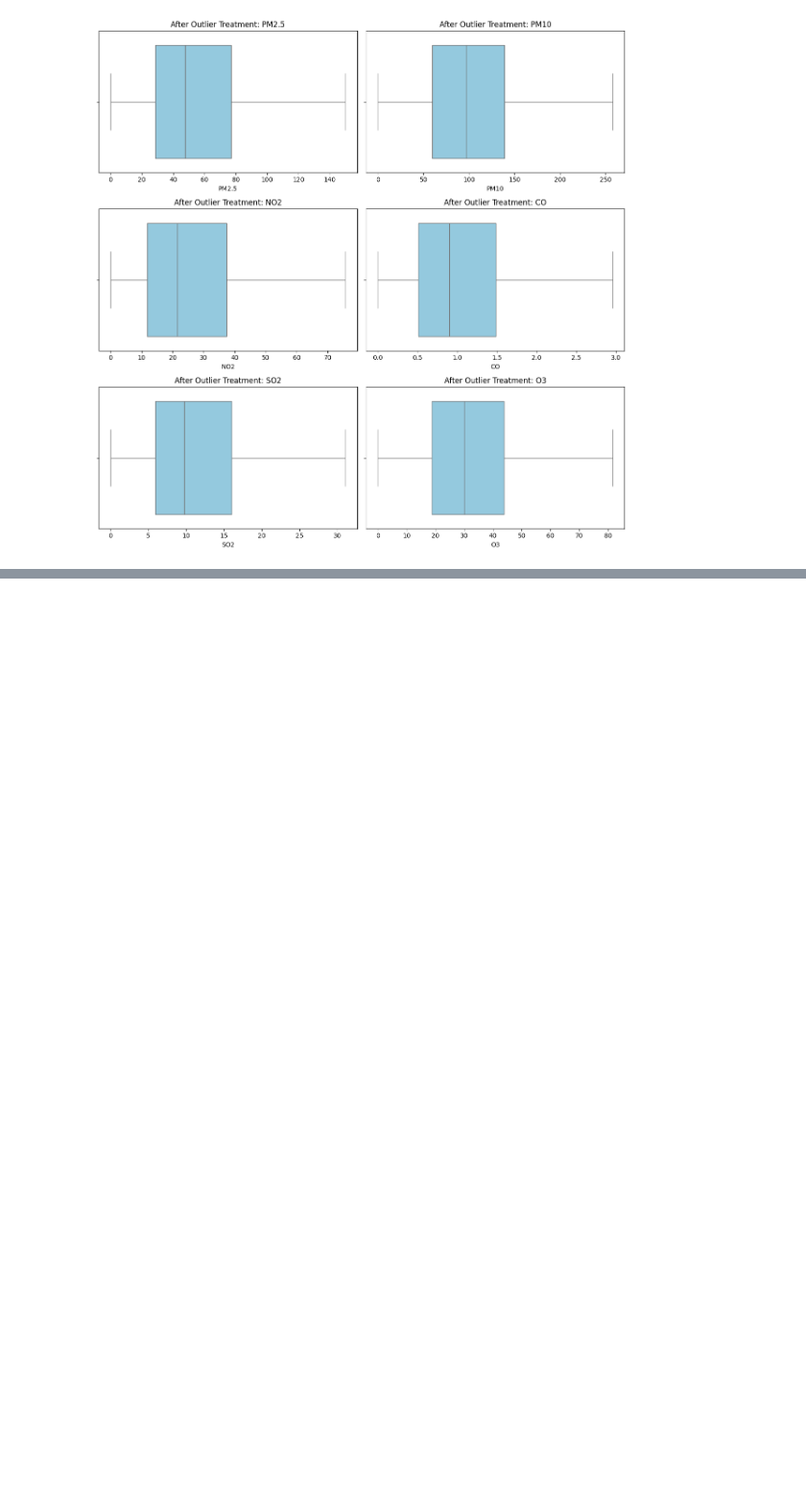
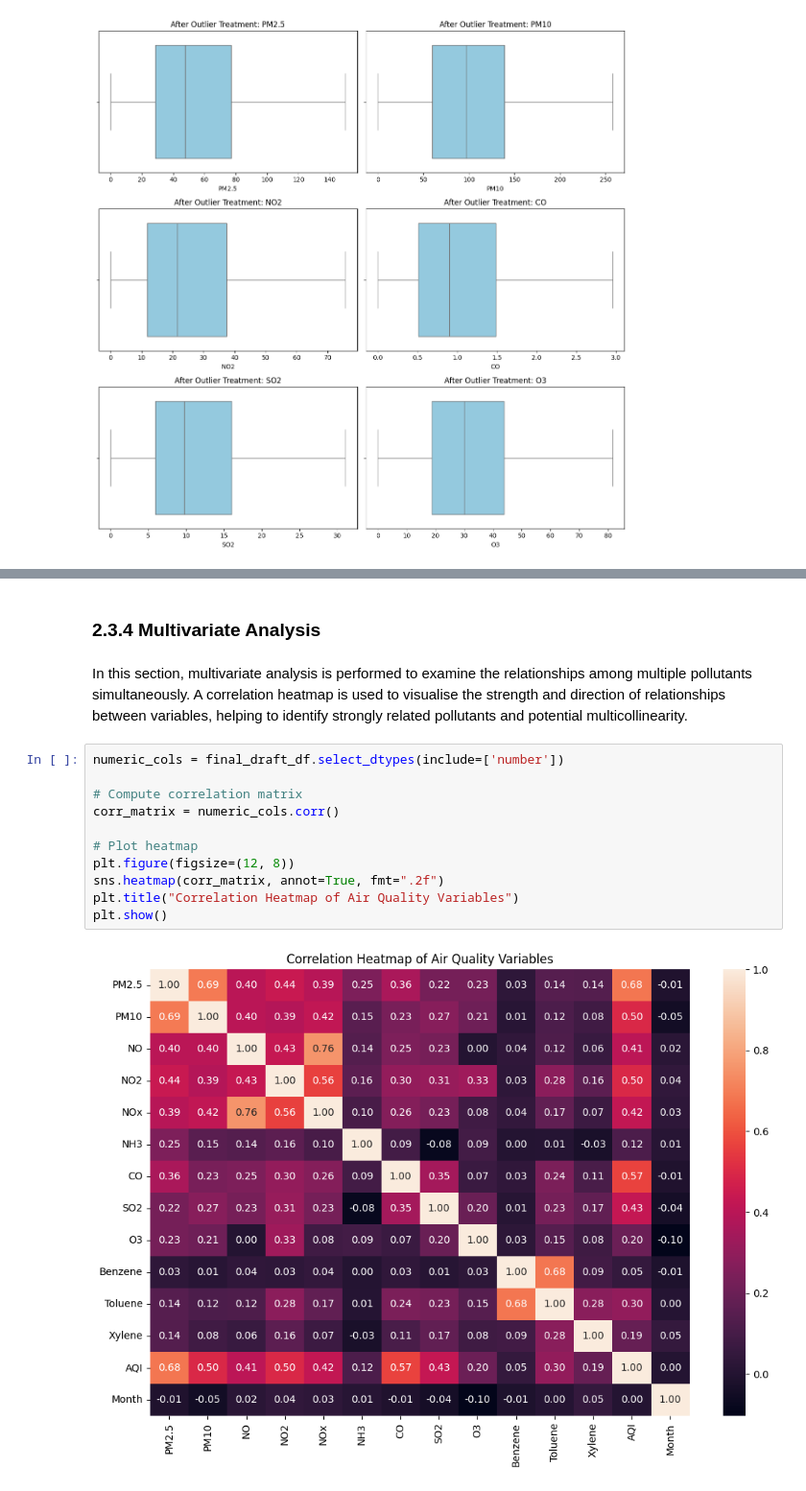
Before and after one commit to sagar4real/CMP7005-PRAC1, a Jupyter notebook: 01_data_handling.ipynb, the cells around one changed output, grey strips where cells are left out. Shown at 96% size. Drawn from its saved outputs; the diff is of its cells as text; blank space fills up the shorter version.

```diff
--- a/01_data_handling.ipynb
+++ b/01_data_handling.ipynb
@@ -754,0 +874,17 @@ removed_missing_value_df.head(20)
+# %% [markdown]
+### **2.3.4 Multivariate Analysis**
+# %% [markdown]
+In this section, multivariate analysis is performed to examine the relationships among multiple pollutants simultaneously. A correlation heatmap is used to visualise the strength and direction of relationships between variables, helping to identify strongly related pollutants and potential multicollinearity.
+# %%
+numeric_cols = final_draft_df.select_dtypes(include=['number'])
+
+# Compute correlation matrix
+corr_matrix = numeric_cols.corr()
+
+# Plot heatmap
+plt.figure(figsize=(12, 8))
+sns.heatmap(corr_matrix, annot=True, fmt=".2f")
+plt.title("Correlation Heatmap of Air Quality Variables")
+plt.show()
+# %% [output]
+[figure, added]
```
Also changed, not shown: parts of 14 cells of this notebook.
